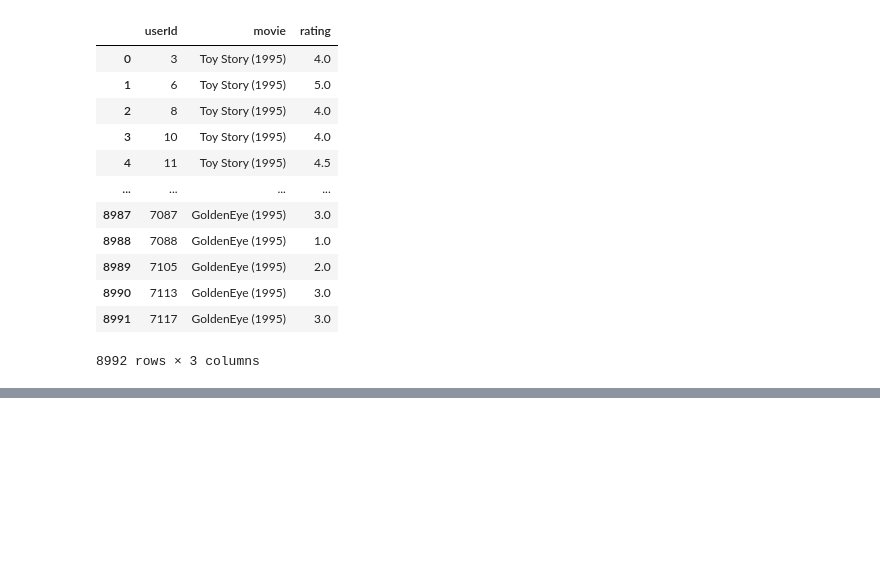
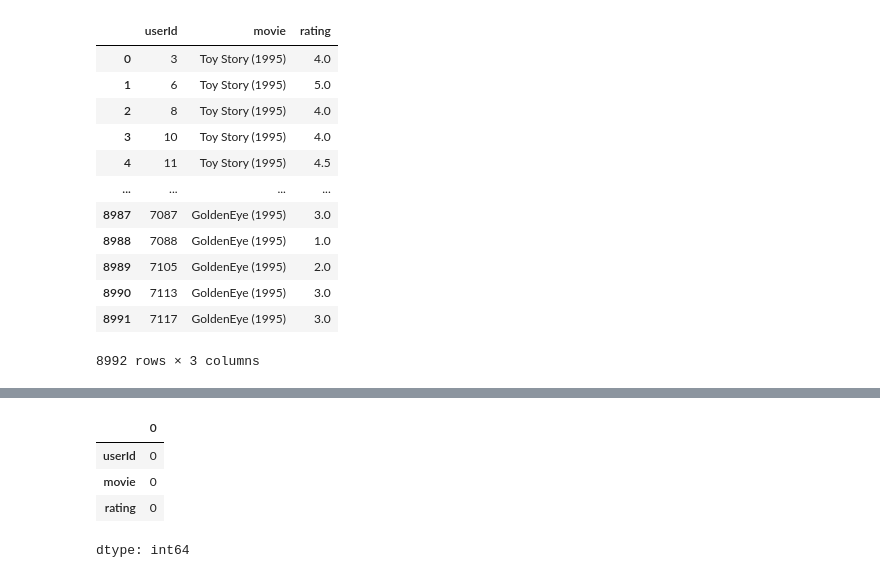
Before and after one commit to tallurikishore1/649, a Jupyter notebook: MOVIE.ipynb, the cells around one changed output, grey strips where cells are left out. Saved outputs shown, nothing was run; the diff lists cells and outputs as text; code cells hidden in the pictures; blank space fills up the shorter version.

```diff
--- a/MOVIE.ipynb
+++ b/MOVIE.ipynb
@@ -29,0 +47,8 @@ df
+# %%
+df.isnull().sum()
+# %% [output]
+|  | 0 |
+| userId | 0 |
+| movie | 0 |
+| rating | 0 |
+dtype: int64
```
Also changed, not shown: parts of 6 cells of this notebook.
